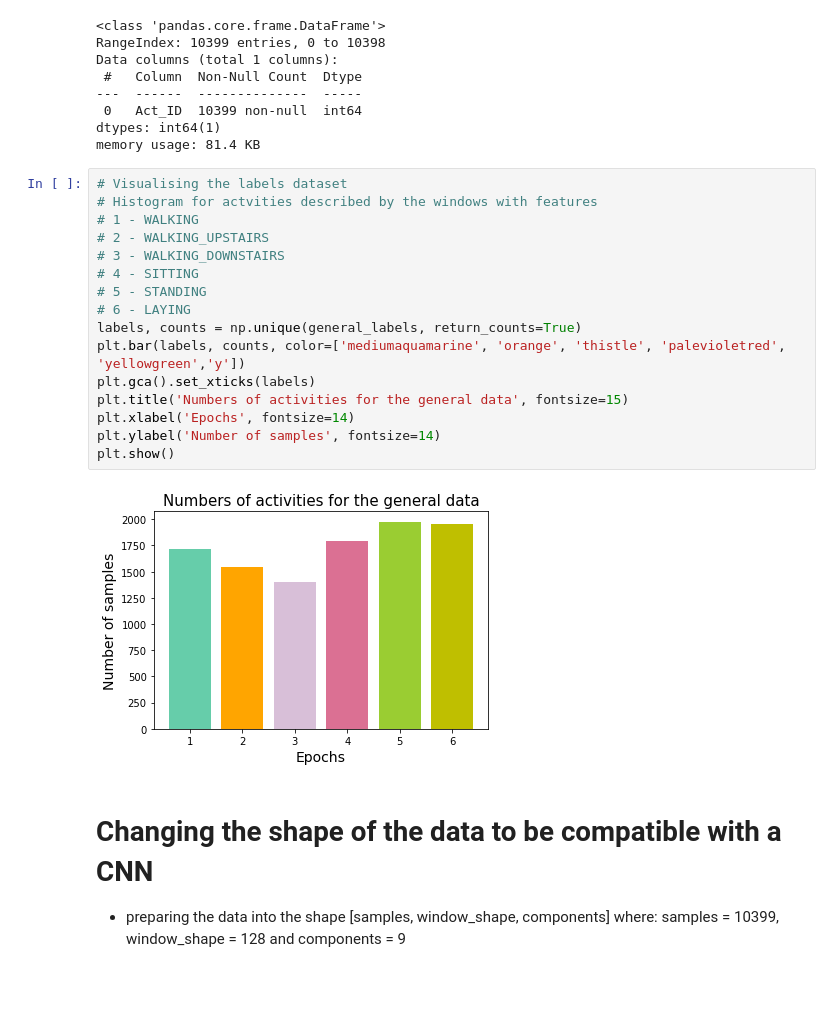
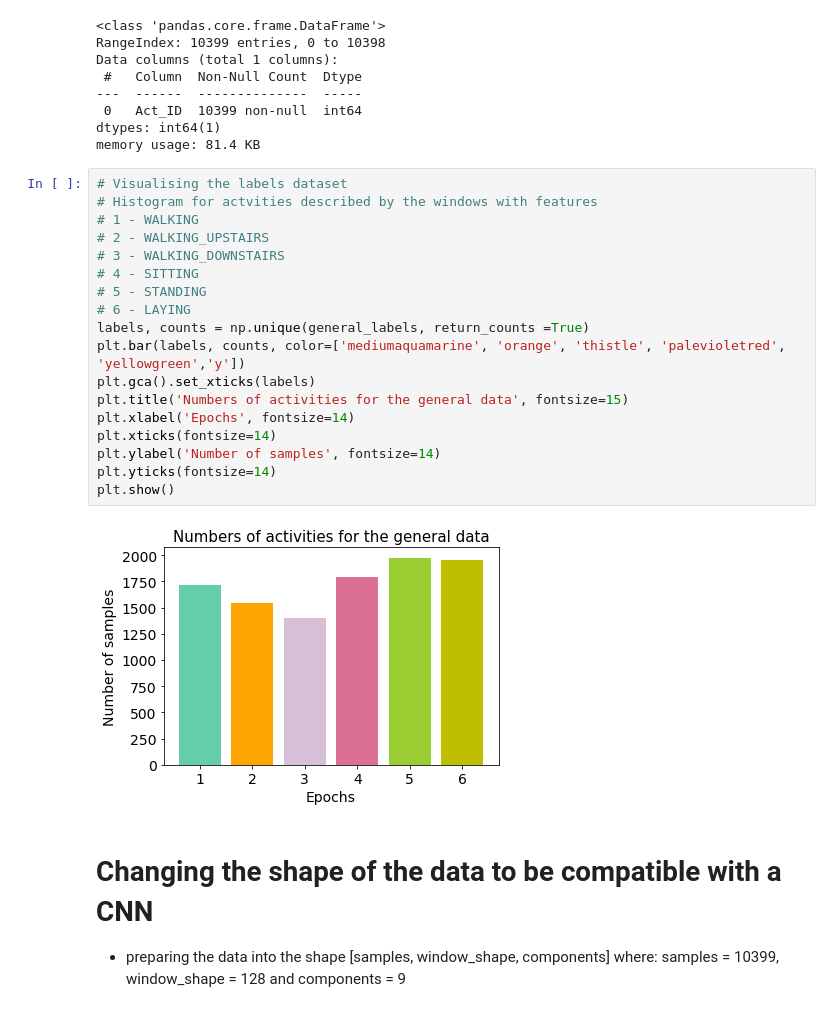
Before and after one commit to mkowalsky0/Human_Activities_Recognition, a Jupyter notebook: SignalProcessing.ipynb, the cells around one changed output. Saved outputs shown, nothing was run; the diff lists cells and outputs as text; blank space fills up the shorter version.

```diff
--- a/SignalProcessing.ipynb
+++ b/SignalProcessing.ipynb
@@ -354,21 +360,23 @@ memory usage: 81.4 KB
 # %%
 # Visualising the labels dataset
 # Histogram for actvities described by the windows with features
 # 1 - WALKING
 # 2 - WALKING_UPSTAIRS
 # 3 - WALKING_DOWNSTAIRS
 # 4 - SITTING
 # 5 - STANDING
 # 6 - LAYING
-labels, counts = np.unique(general_labels, return_counts=True)
+labels, counts = np.unique(general_labels, return_counts =True)
 plt.bar(labels, counts, color=['mediumaquamarine', 'orange', 'thistle', 'palevioletred', 'yellowgreen','y'])
 plt.gca().set_xticks(labels)
 plt.title('Numbers of activities for the general data', fontsize=15)
 plt.xlabel('Epochs', fontsize=14)
+plt.xticks(fontsize=14)
 plt.ylabel('Number of samples', fontsize=14)
+plt.yticks(fontsize=14)
 plt.show()
 # %% [output]
-[figure, old version]
+[figure, new version]
 # %% [markdown]
 # Changing the shape of the data to be compatible with a CNN
 * preparing the data into the shape [samples, window_shape, components] where:
```
Also changed, not shown: parts of 9 cells of this notebook.
